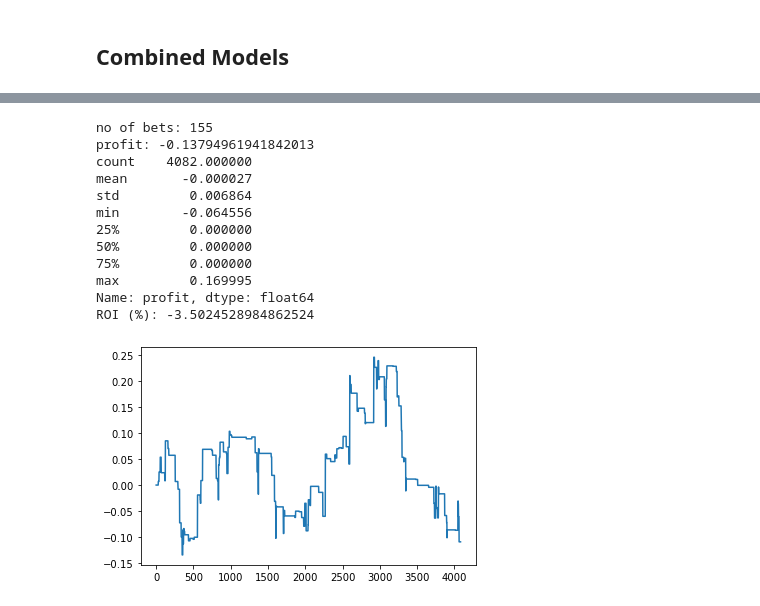
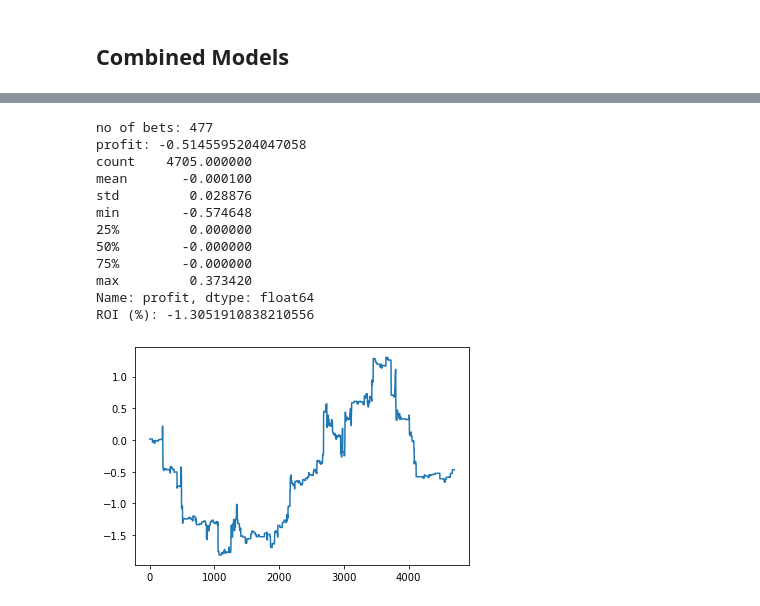
Before and after one commit to Jakegrieves/BettingOnBuzz, a Jupyter notebook: GoogleBuzz.ipynb, the cells around one changed output, grey strips where cells are left out. Cells and saved outputs as stored; diff of their text form; code cells hidden in the pictures.

```diff
--- a/GoogleBuzz.ipynb
+++ b/GoogleBuzz.ipynb
@@ -656,10 +1108,10 @@ ROI (%): -8.98651588675553
 # %%
-exog_vars = train_data[["inv_avg","googlebuzz"]]
+exog_vars = train_data[["inv_avg","rankdist"]]
 exog = sm.add_constant(exog_vars)
 model = PanelOLS(train_data["win"],exog,entity_effects=False,other_effects=train_data["year"])
 results = model.fit()
 x = results.params
-test_data["avg_prob"] = [probability(x["const"],x["inv_avg"],0,x["googlebuzz"],0,0,odds,rankdist,wikibuzz) for odds,rankdist,wikibuzz in zip(test_data["inv_avg"],test_data["rankdist"],test_data["googlebuzz"])]
+test_data["avg_prob"] = [probability(x["const"],x["inv_avg"],x["rankdist"],0,0,0,odds,rankdist,wikibuzz) for odds,rankdist,wikibuzz in zip(test_data["inv_avg"],test_data["rankdist"],test_data["googlebuzz"])]
 test_data["kelly"] = [kelly_crit(kelly[0],kelly[1]) for kelly in zip(test_data["avg_prob"],test_data["inv_bet365"])]
 test_data["profit"] = [profit(prof[0],prof[1],prof[2]) for prof in zip(test_data["kelly"],test_data["inv_bet365"],test_data["win"])]
 test_data["profit"].describe()
@@ -752,0 +1569,18 @@ ROI (%): -3.395925091653229
+# %%
+#abs 365 SD
+exog_vars = train_data[["inv_avg","rankdist","googlebuzz","wikibuzz"]]
+exog = sm.add_constant(exog_vars)
+model = PanelOLS(train_data["win"],exog,entity_effects=False,other_effects=train_data["year"])
+results = model.fit()
+x = results.params
+test_data["avg_prob"] = [probability(x["const"],x["inv_avg"],x["rankdist"],x["wikibuzz"],0,0,odds,rankdist,wikibuzz,x["googlebuzz"],googlebuzz) for odds,rankdist,wikibuzz,googlebuzz in zip(test_data["inv_bet365"],test_data["rankdist"],test_data["wikibuzz"],test_data["googlebuzz"])]
+test_data["kelly"] = [kelly_crit(kelly[0],kelly[1]) for kelly in zip(test_data["avg_prob"],test_data["inv_bet365"])]
+test_data["profit"] = [profit(prof[0],prof[1],prof[2]) for prof in zip(test_data["kelly"],test_data["inv_bet365"],test_data["win"])]
+test_data["profit"].describe()
+print()
+print("no of bets: " + str(len(test_data["profit"])-(test_data["profit"]== 0).sum()))
+print("profit: " + str((5160*test_data["profit"].mean())))
+print("Mean overround (%): "+str((test_data.sort_values(by="match_id")["inv_bet365"].rolling(2).sum()[1::2].mean()-1)*100))
+plt.plot(list(test_data["profit"].cumsum()))
+print(test_data["profit"].describe())
+print("ROI (%): "+str((((test_data["profit"].sum() + test_data["kelly"].sum())/test_data["kelly"].sum())-1)*100))
@@ -752,0 +1602,18 @@ ROI (%): -3.395925091653229
+# %%
+#log 365 SD
+exog_vars = train_data[["inv_avg","rankdist","originalgooglebuzz","wikibuzz"]]
+exog = sm.add_constant(exog_vars)
+model = PanelOLS(train_data["win"],exog,entity_effects=False,other_effects=train_data["year"])
+results = model.fit()
+x = results.params
+test_data["avg_prob"] = [probability(x["const"],x["inv_avg"],x["rankdist"],x["wikibuzz"],0,0,odds,rankdist,wikibuzz,x["originalgooglebuzz"],googlebuzz) for odds,rankdist,wikibuzz,googlebuzz in zip(test_data["inv_bet365"],test_data["rankdist"],test_data["wikibuzz"],test_data["originalgooglebuzz"])]
+test_data["kelly"] = [kelly_crit(kelly[0],kelly[1]) for kelly in zip(test_data["avg_prob"],test_data["inv_bet365"])]
+test_data["profit"] = [profit(prof[0],prof[1],prof[2]) for prof in zip(test_data["kelly"],test_data["inv_bet365"],test_data["win"])]
+test_data["profit"].describe()
+print()
+print("no of bets: " + str(len(test_data["profit"])-(test_data["profit"]== 0).sum()))
+print("profit: " + str((5160*test_data["profit"].mean())))
+print("Mean overround (%): "+str((test_data.sort_values(by="match_id")["inv_bet365"].rolling(2).sum()[1::2].mean()-1)*100))
+plt.plot(list(test_data["profit"].cumsum()))
+print(test_data["profit"].describe())
+print("ROI (%): "+str((((test_data["profit"].sum() + test_data["kelly"].sum())/test_data["kelly"].sum())-1)*100))
@@ -753,31 +1635,32 @@ ROI (%): -3.395925091653229
 # %%
-exog_vars = train_data[["inv_avg","rankdist","googlebuzz","wikibuzz"]]
+#abs 365 RD
+exog_vars = train_data[["inv_avg","googlebuzz","wikibuzz"]]
 exog = sm.add_constant(exog_vars)
 model = PanelOLS(train_data["win"],exog,entity_effects=False,other_effects=train_data["year"])
 results = model.fit()
 x = results.params
-test_data["avg_prob"] = [probability(x["const"],x["inv_avg"],x["rankdist"],x["wikibuzz"],0,0,odds,rankdist,wikibuzz,googlebuzz) for odds,rankdist,wikibuzz,googlebuzz in zip(test_data["inv_bet365"],test_data["rankdist"],test_data["wikibuzz"],test_data["googlebuzz"])]
+test_data["avg_prob"] = [probability(x["const"],x["inv_avg"],0,x["wikibuzz"],0,0,odds,0,wikibuzz,x["googlebuzz"],googlebuzz) for odds,rankdist,wikibuzz,googlebuzz in zip(test_data["inv_bet365"],test_data["rankdist"],test_data["wikibuzz"],test_data["googlebuzz"])]
 test_data["kelly"] = [kelly_crit(kelly[0],kelly[1]) for kelly in zip(test_data["avg_prob"],test_data["inv_bet365"])]
 test_data["profit"] = [profit(prof[0],prof[1],prof[2]) for prof in zip(test_data["kelly"],test_data["inv_bet365"],test_data["win"])]
 test_data["profit"].describe()
 print()
 print("no of bets: " + str(len(test_data["profit"])-(test_data["profit"]== 0).sum()))
 print("profit: " + str((5160*test_data["profit"].mean())))
 plt.plot(list(test_data["profit"].cumsum()))
 print(test_data["profit"].describe())
 print("ROI (%): "+str((((test_data["profit"].sum() + test_data["kelly"].sum())/test_data["kelly"].sum())-1)*100))
 # %% [output]
-no of bets: 155
-profit: -0.13794961941842013
-count    4082.000000
-mean       -0.000027
-std         0.006864
-min        -0.064556
+no of bets: 477
+profit: -0.5145595204047058
+count    4705.000000
+mean       -0.000100
+std         0.028876
+min        -0.574648
 25%         0.000000
-50%         0.000000
-75%         0.000000
-max         0.169995
+50%        -0.000000
+75%        -0.000000
+max         0.373420
 Name: profit, dtype: float64
-ROI (%): -3.5024528984862524
+ROI (%): -1.3051910838210556
-[figure, old version]
+[figure, new version]
 # %%
```
Also changed, not shown: parts of 73 cells of this notebook, 3 other files.
